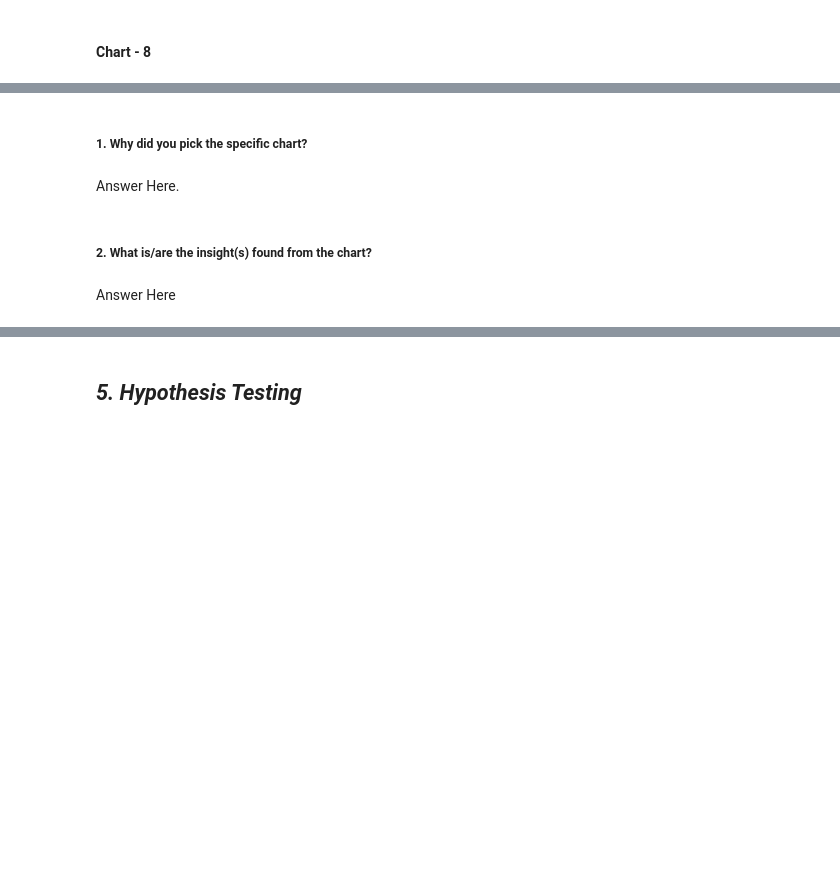
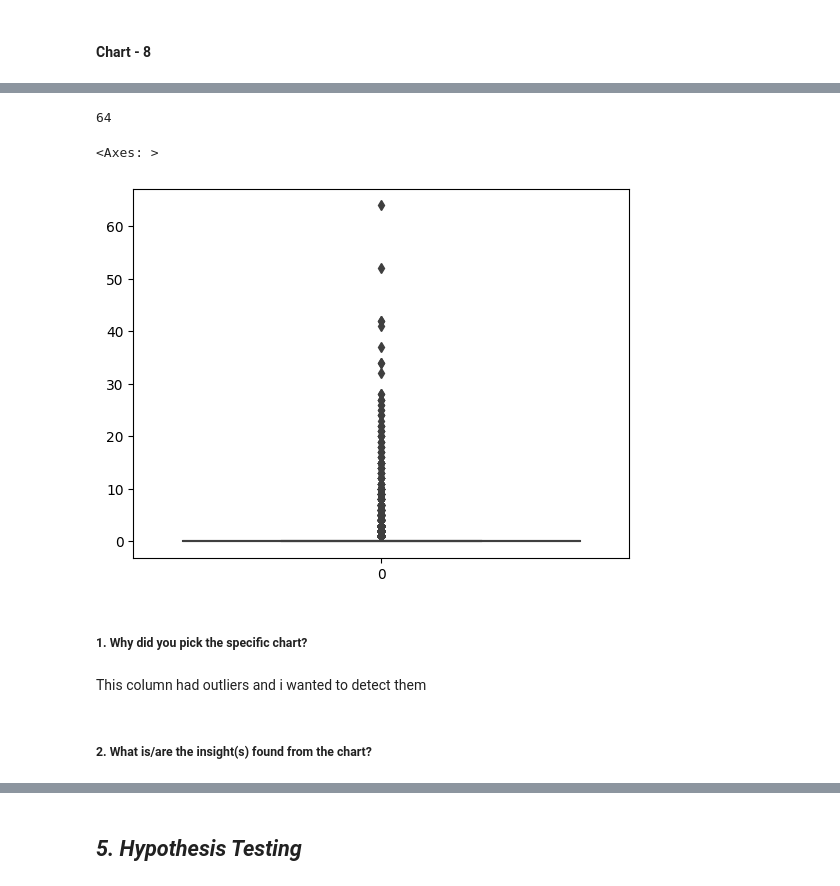
Before and after one commit to adityapatil4141/Zomato-restaurant-clustering-and-sentiment-analysis, a Jupyter notebook: ZOMATO_RESTAURANT_CLUSTERING_AND_SENTIMENT_ANALYSIS.ipynb, the cells around one changed output, grey strips where cells are left out. Cells and saved outputs as stored; diff of their text form; code cells hidden in the pictures; blank space fills up the shorter version.

Commit message:
Missing values,  transforming column

```diff
--- a/ZOMATO_RESTAURANT_CLUSTERING_AND_SENTIMENT_ANALYSIS.ipynb
+++ b/ZOMATO_RESTAURANT_CLUSTERING_AND_SENTIMENT_ANALYSIS.ipynb
@@ -564,8 +572,15 @@ We can clearly see that reviewers has given '5' rating review the most followed
+# %%
+df_reviews['Pictures'].max()
+# %% [output]
+64
+# %%
+sns.boxplot(data=df_reviews['Pictures'])
+# %% [output]
+<Axes: >
+[figure, added]
 # %% [markdown]
 ##### 1. Why did you pick the specific chart?
-# %% [markdown]
-Answer Here.
+# %% [markdown]
+This column had outliers and i wanted to detect them
 # %% [markdown]
 ##### 2. What is/are the insight(s) found from the chart?
-# %% [markdown]
-Answer Here
```
Also changed, not shown: parts of 73 cells of this notebook.
